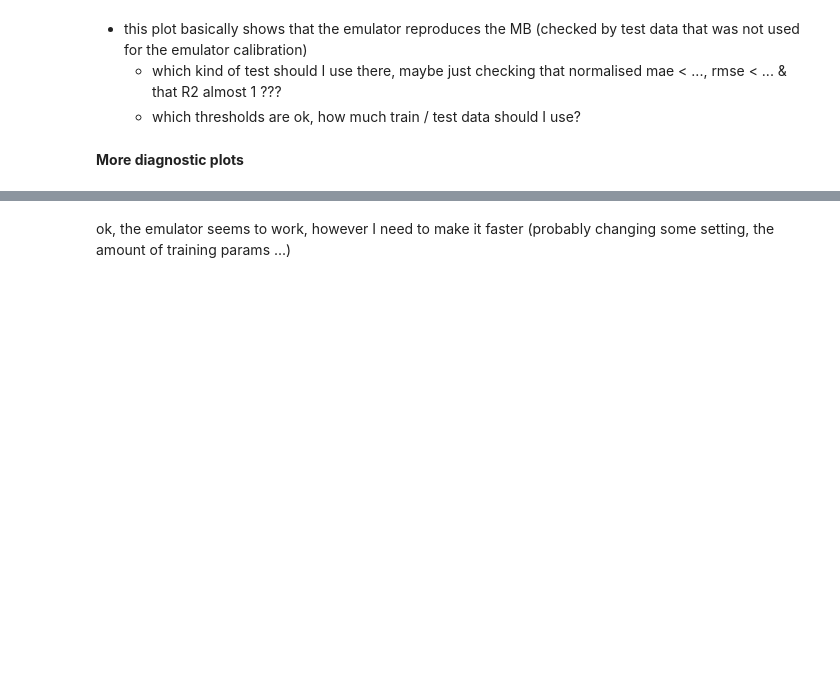
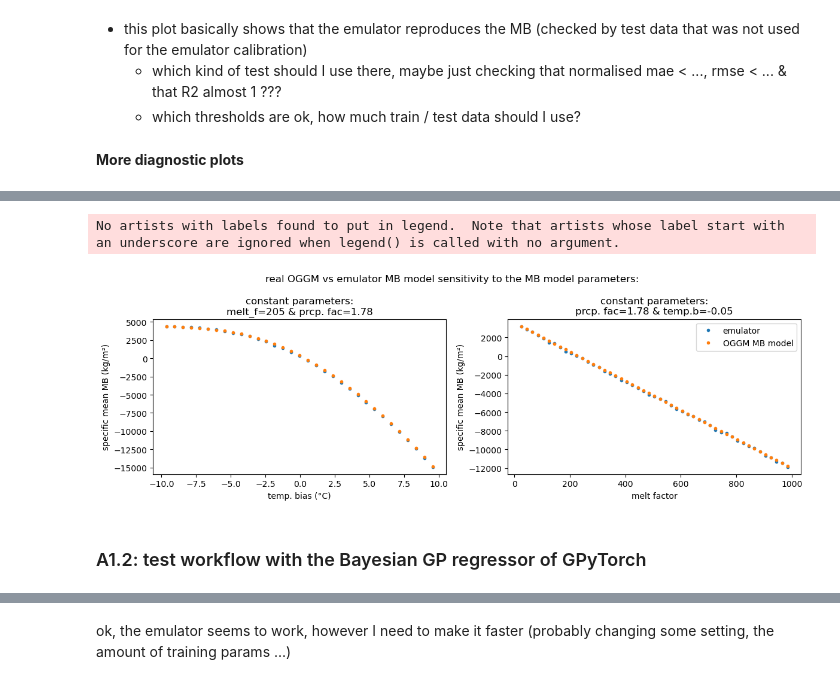
Before and after one commit to OGGM/massbalance-sandbox, a Jupyter notebook: docs/emulator_bayes_calib/bayesian_gaussian_process_emulator_tests_2022_10.ipynb, the cells around one changed output, grey strips where cells are left out. Drawn from its saved outputs; the diff is of its cells as text; code cells hidden in the pictures; blank space fills up the shorter version.

```diff
--- a/docs/emulator_bayes_calib/bayesian_gaussian_process_emulator_tests_2022_10.ipynb
+++ b/docs/emulator_bayes_calib/bayesian_gaussian_process_emulator_tests_2022_10.ipynb
@@ -533,0 +283,69 @@ There were 4 divergences after tuning. Increase `target_accept` or reparameteriz
+# %%
+# Compare user-defined parameter sets within the emulator
+# here just change tbias and the other things are kept cte for the moment
+tb_sel = -0.05
+pf_sel = pd_spec_mb.prcp_fac.unique().round(2)[0]
+melt_f_sel = 205
+f, axs = plt.subplots(1, 2, figsize=(12, 4))
+plt.suptitle('real OGGM vs emulator MB model sensitivity to the MB model parameters:')
+for j,tip in enumerate(['tb_var', 'melt_f_var']): #pf_var
+    ax = axs[j]
+    #if tip == 'pf_var':
+    #    pd_spec_mb_sel = pd_spec_mb[pd_spec_mb.temp_bias == tb_sel].copy()
+    #    pd_spec_mb_sel = pd_spec_mb_sel[pd_spec_mb_sel.melt_f == melt_f_sel]
+    if tip == 'tb_var':
+        #pd_spec_mb_sel = pd_spec_mb[pd_spec_mb.prcp_fac == pf_sel].copy()
+        pd_spec_mb_sel = pd_spec_mb[pd_spec_mb.melt_f == melt_f_sel]
+    elif tip == 'melt_f_var':
+        #pd_spec_mb_sel = pd_spec_mb[pd_spec_mb.prcp_fac == pf_sel].copy()
+        pd_spec_mb_sel = pd_spec_mb[pd_spec_mb.temp_bias.round(2) == tb_sel]
+    tbias_set =  pd_spec_mb_sel.temp_bias.values.reshape(-1,1) #(np.arange(-7,4,0.5)).reshape(-1,1)
+    prcp_fac_set = pd_spec_mb_sel.prcp_fac.values.reshape(-1,1) #.np.zeros(tbias_set.shape) + 1
+    melt_f_set = pd_spec_mb_sel.melt_f.values.reshape(-1,1) #. np.zeros(tbias_set.shape) + 0.0041
+
+    #modelprms_set = np.hstack((tbias_set, prcp_fac_set, melt_f_set))
+    modelprms_set = np.hstack((tbias_set, melt_f_set))
+    modelprms_set_norm = (modelprms_set - X_mean) / X_std
+
+    y_set_norm = model(torch.tensor(modelprms_set_norm).to(torch.float)).mean.detach().numpy()
+    y_set = y_set_norm * y_std + y_mean
+
+    if tip == 'pf_var':
+        ax.plot(prcp_fac_set, y_set,'.', label ='emulator')
+        ax.set_xlabel('prcp. fac')
+        ax.plot(pd_spec_mb_sel.prcp_fac, pd_spec_mb_sel.spec_mb_mean, '.',
+                label='OGGM MB model')
+        ax.set_title(f'constant parameters:\nmelt_f={melt_f_sel} & temp. b={tb_sel}')
+    elif tip == 'tb_var':
+        ax.plot(tbias_set, y_set,'.', label ='emulator')
+        ax.set_xlabel('temp. bias (°C)')
+        ax.plot(pd_spec_mb_sel.temp_bias, pd_spec_mb_sel.spec_mb_mean, '.',
+                label='OGGM MB model')
+        ax.set_title(f'constant parameters:\nmelt_f={melt_f_sel} & prcp. fac={pf_sel}')
+
+    elif tip == 'melt_f_var':
+        ax.plot(melt_f_set, y_set,'.', label ='emulator')
+        ax.set_xlabel('melt factor')
+        ax.plot(pd_spec_mb_sel.melt_f, pd_spec_mb_sel.spec_mb_mean, '.',
+                label='OGGM MB model')
+        ax.set_title(f'constant parameters:\nprcp. fac={pf_sel} & temp.b={tb_sel}')
+
+
+    ax.set_ylabel('specific mean MB (kg/m²)')
+
+
+    plt.legend()
+    plt.tight_layout()
+#kp_1_idx = np.where(sims_df['kp'] == 1)[0]
+#ax.plot(sims_df.loc[kp_1_idx,'tbias'], sims_df.loc[kp_1_idx,y_cn])
+
+#ax.set_ylabel('OGGM MB (mwea)')
+#if y_cn == 'mb_mwea':
+#    ax.set_ylabel('PyGEM MB (mwea)')
+#elif y_cn == 'nbinyrs_negmbclim':
+#    ax.set_ylabel('nbinyrs_negmbclim (-)')
+# %% [output]
+No artists with labels found to put in legend.  Note that artists whose label start with an underscore are ignored when legend() is called with no argument.
+[figure, added]
+# %% [markdown]
+### A1.2: test workflow with the Bayesian GP regressor of GPyTorch <a id='A1.2'></a>
```
Also changed, not shown: parts of 141 cells of this notebook, 1 other file.
